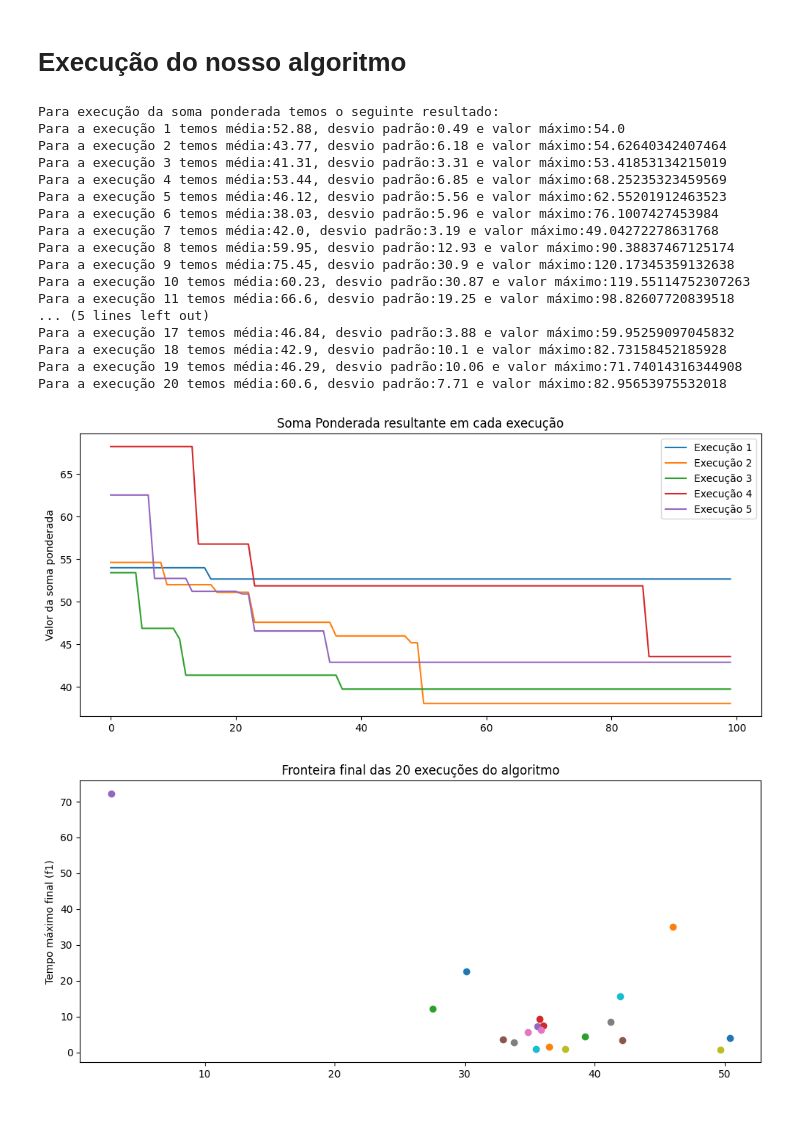
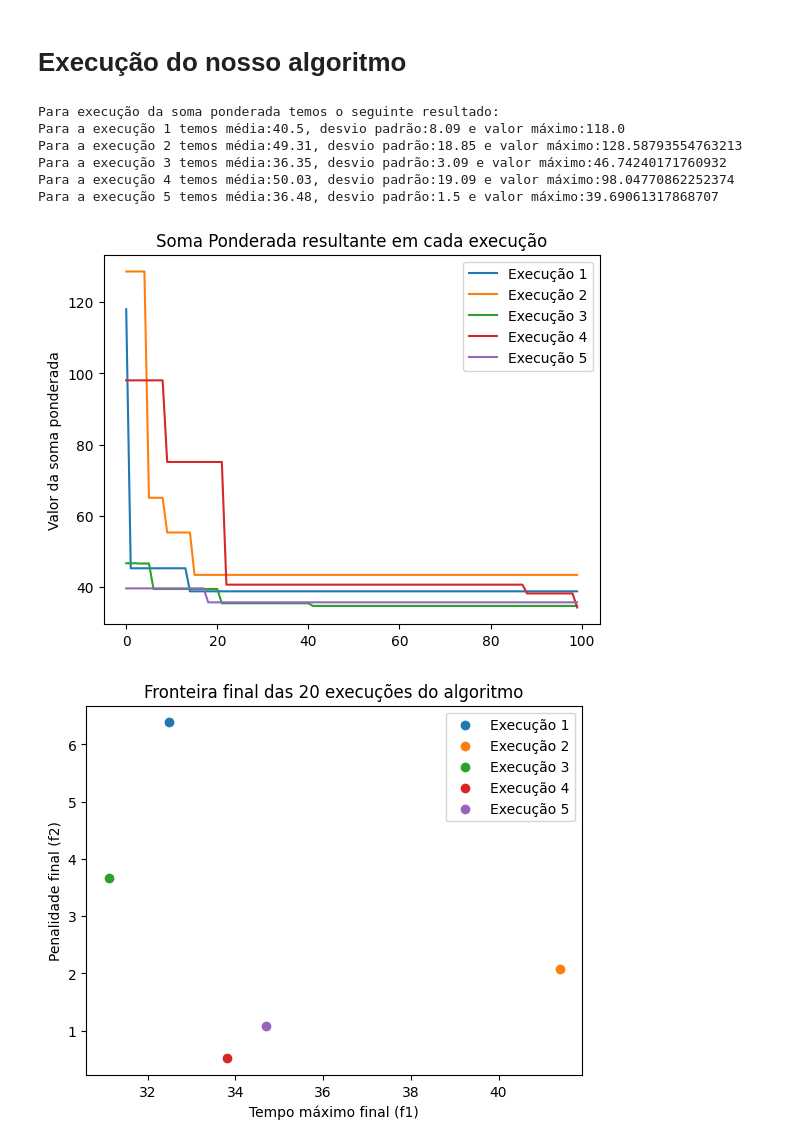
Before and after one commit to LucasAzvd/teoria-da-decisao, a Jupyter notebook: main_soma_ponderada.ipynb, the cells around one changed output. Saved outputs shown, nothing was run; the diff lists cells and outputs as text; code cells hidden in the pictures; blank space fills up the shorter version.

```diff
--- a/main_soma_ponderada.ipynb
+++ b/main_soma_ponderada.ipynb
@@ -320,7 +313,7 @@ def exec_algo(n_execucoes, n_epocas):
     return execucoes_dict
 # %%
 n_epocas = 100
-n_execucoes = 20
+n_execucoes = 5
 execucoes_dict = exec_algo(n_execucoes, n_epocas)
 # %%
 print("Para execução da soma ponderada temos o seguinte resultado:")
@@ -331,38 +324,27 @@ for i in execucoes_dict.keys():
     print(f"Para a execução {i} temos média:{round(media, 2)}, desvio padrão:{round(std, 2)} e valor máximo:{max_value}")
 # %% [output]
 Para execução da soma ponderada temos o seguinte resultado:
-Para a execução 1 temos média:52.88, desvio padrão:0.49 e valor máximo:54.0
-Para a execução 2 temos média:43.77, desvio padrão:6.18 e valor máximo:54.62640342407464
-Para a execução 3 temos média:41.31, desvio padrão:3.31 e valor máximo:53.41853134215019
-Para a execução 4 temos média:53.44, desvio padrão:6.85 e valor máximo:68.25235323459569
-Para a execução 5 temos média:46.12, desvio padrão:5.56 e valor máximo:62.55201912463523
-Para a execução 6 temos média:38.03, desvio padrão:5.96 e valor máximo:76.1007427453984
-Para a execução 7 temos média:42.0, desvio padrão:3.19 e valor máximo:49.04272278631768
-Para a execução 8 temos média:59.95, desvio padrão:12.93 e valor máximo:90.38837467125174
-Para a execução 9 temos média:75.45, desvio padrão:30.9 e valor máximo:120.17345359132638
-Para a execução 10 temos média:60.23, desvio padrão:30.87 e valor máximo:119.55114752307263
-Para a execução 11 temos média:66.6, desvio padrão:19.25 e valor máximo:98.82607720839518
-... (5 lines left out)
-Para a execução 17 temos média:46.84, desvio padrão:3.88 e valor máximo:59.95259097045832
-Para a execução 18 temos média:42.9, desvio padrão:10.1 e valor máximo:82.73158452185928
-Para a execução 19 temos média:46.29, desvio padrão:10.06 e valor máximo:71.74014316344908
-Para a execução 20 temos média:60.6, desvio padrão:7.71 e valor máximo:82.95653975532018
+Para a execução 1 temos média:40.5, desvio padrão:8.09 e valor máximo:118.0
+Para a execução 2 temos média:49.31, desvio padrão:18.85 e valor máximo:128.58793554763213
+Para a execução 3 temos média:36.35, desvio padrão:3.09 e valor máximo:46.74240171760932
+Para a execução 4 temos média:50.03, desvio padrão:19.09 e valor máximo:98.04770862252374
+Para a execução 5 temos média:36.48, desvio padrão:1.5 e valor máximo:39.69061317868707
 # %%
 import matplotlib.pyplot as plt
 
-plt.figure(figsize=(12,5))
+# plt.figure(figsize=(12,5))
 plt.plot(execucoes_dict['1']['soma_resultante'], label='Execução 1')
 plt.plot(execucoes_dict['2']['soma_resultante'], label='Execução 2')
 plt.plot(execucoes_dict['3']['soma_resultante'], label='Execução 3')
 plt.plot(execucoes_dict['4']['soma_resultante'], label='Execução 4')
 plt.plot(execucoes_dict['5']['soma_resultante'], label='Execução 5')
 
 plt.title("Soma Ponderada resultante em cada execução")
 plt.ylabel("Valor da soma ponderada")
 plt.legend()
 plt.show()
 # %% [output]
-[figure, old version]
+[figure, new version]
 # %%
 ultima_exec = {}
 
@@ -375,35 +357,20 @@ for i in execucoes_dict.keys():
 # %%
 import matplotlib.pyplot as plt
 
-plt.figure(figsize=(12,5))
+#plt.figure(figsize=(12,5))
 plt.scatter(ultima_exec['1']['tempo_maximo'], ultima_exec['1']['penalidade_inicial'], label='Execução 1')
 plt.scatter(ultima_exec['2']['tempo_maximo'], ultima_exec['2']['penalidade_inicial'], label='Execução 2')
 plt.scatter(ultima_exec['3']['tempo_maximo'], ultima_exec['3']['penalidade_inicial'], label='Execução 3')
 plt.scatter(ultima_exec['4']['tempo_maximo'], ultima_exec['4']['penalidade_inicial'], label='Execução 4')
 plt.scatter(ultima_exec['5']['tempo_maximo'], ultima_exec['5']['penalidade_inicial'], label='Execução 5')
-plt.scatter(ultima_exec['6']['tempo_maximo'], ultima_exec['6']['penalidade_inicial'], label='Execução 6')
-plt.scatter(ultima_exec['7']['tempo_maximo'], ultima_exec['7']['penalidade_inicial'], label='Execução 7')
-plt.scatter(ultima_exec['8']['tempo_maximo'], ultima_exec['8']['penalidade_inicial'], label='Execução 8')
-plt.scatter(ultima_exec['9']['tempo_maximo'], ultima_exec['9']['penalidade_inicial'], label='Execução 9')
-plt.scatter(ultima_exec['10']['tempo_maximo'], ultima_exec['10']['penalidade_inicial'], label='Execução 10')
-plt.scatter(ultima_exec['11']['tempo_maximo'], ultima_exec['11']['penalidade_inicial'], label='Execução 11')
-plt.scatter(ultima_exec['12']['tempo_maximo'], ultima_exec['12']['penalidade_inicial'], label='Execução 12')
-plt.scatter(ultima_exec['13']['tempo_maximo'], ultima_exec['13']['penalidade_inicial'], label='Execução 13')
-plt.scatter(ultima_exec['14']['tempo_maximo'], ultima_exec['14']['penalidade_inicial'], label='Execução 14')
-plt.scatter(ultima_exec['15']['tempo_maximo'], ultima_exec['15']['penalidade_inicial'], label='Execução 15')
-plt.scatter(ultima_exec['16']['tempo_maximo'], ultima_exec['16']['penalidade_inicial'], label='Execução 16')
-plt.scatter(ultima_exec['17']['tempo_maximo'], ultima_exec['17']['penalidade_inicial'], label='Execução 17')
-plt.scatter(ultima_exec['18']['tempo_maximo'], ultima_exec['18']['penalidade_inicial'], label='Execução 18')
-plt.scatter(ultima_exec['19']['tempo_maximo'], ultima_exec['19']['penalidade_inicial'], label='Execução 19')
-plt.scatter(ultima_exec['20']['tempo_maximo'], ultima_exec['20']['penalidade_inicial'], label='Execução 20')
 
 plt.title("Fronteira final das 20 execuções do algoritmo")
 plt.ylabel("Penalidade final (f2)")
-plt.ylabel("Tempo máximo final (f1)")
-# plt.legend(loc = "lower center")
+plt.xlabel("Tempo máximo final (f1)")
+plt.legend()
 plt.show()
 # %% [output]
-[figure, old version]
+[figure, new version]
 # %%
 import matplotlib.pyplot as plt
 
```
Also changed, not shown: parts of 5 cells of this notebook, 10 other files.
